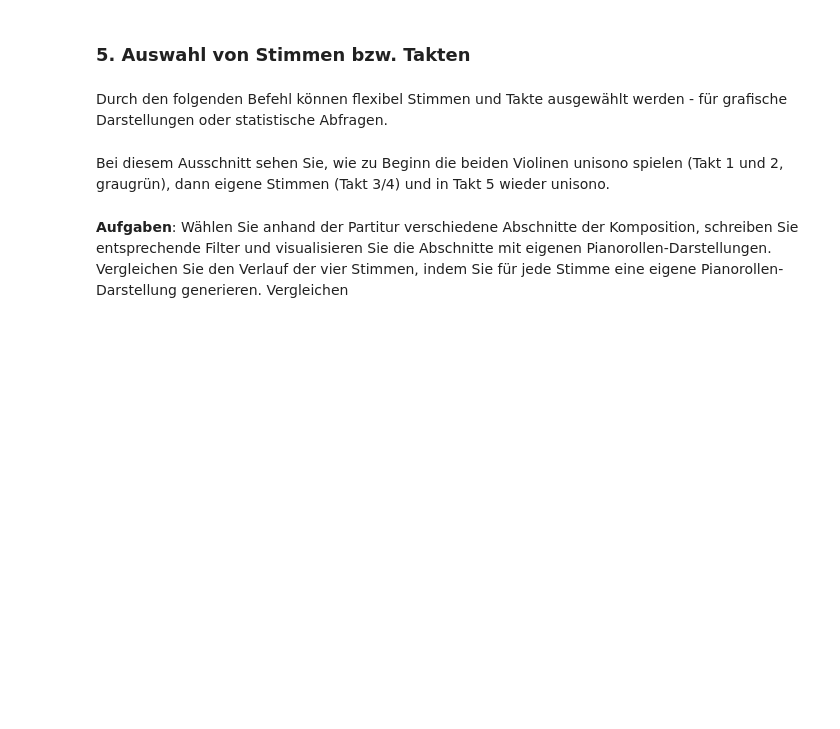
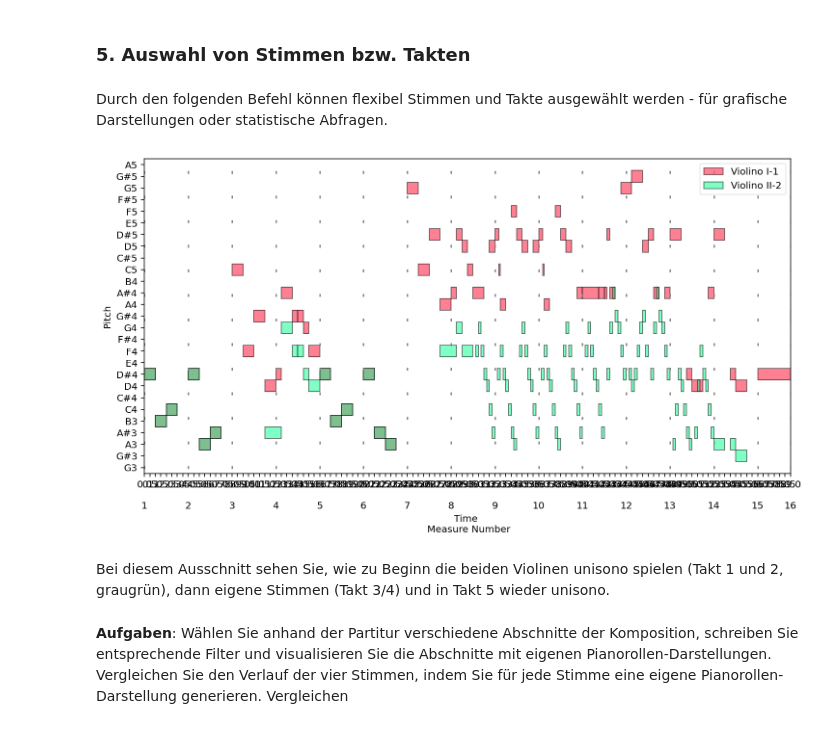
Before and after one commit to Christon-Ragavan/CAMAT, a Jupyter notebook: music_xml_parser/ipynb/15_CAMAT_Basics_Part1_Introduction_neu.ipynb, the cells around one changed output. Saved outputs shown, nothing was run; the diff lists cells and outputs as text; code cells hidden in the pictures; blank space fills up the shorter version.

```diff
--- a/music_xml_parser/ipynb/15_CAMAT_Basics_Part1_Introduction_neu.ipynb
+++ b/music_xml_parser/ipynb/15_CAMAT_Basics_Part1_Introduction_neu.ipynb
@@ -190,22 +166,24 @@ Durch den folgenden Befehl können flexibel Stimmen und Takte ausgewählt werden
 # %%
 # Zunächst wird ein Filter mit dem Namen 'filter_dict_t' definiert.
 # Dabei können bestimmte Stimmen ('PartID') und bestimmte Takte ('Measures') ausgewählt werden.
 # Im folgenden Beispiel werden die ersten beiden Stimmen und die ersten 5 Takte ausgewählt:
 
-filter_dict_t = {'Measure':'1-5', 'PartID':'1-2'}
+filter_dict_t = {'Measure':'1-16', 'PartID':'1-2'}
 
 # Anschließend wird dem Pianorollenbefehl (s. oben) der Filter als weiterer Parameter hinzugefügt:
 # filter_dict=filter_dict_t
 
 m_df_2 = mp.parse.with_xml_file(file=xml_file,
                                 plot_pianoroll=True,
                                 plot_inline_ipynb=True,
                                 filter_dict=filter_dict_t)
 
 # Sie können die Auswahl beliebig verändern!!
 # Sie können anderen Filtern andere Filternamen geben,
 # müssen dann aber den neuen Filter in die letzte Zeile einfügen:
 # filter_dict= [Name]
+# %% [output]
+[figure, added]
 # %% [markdown]
 Bei diesem Ausschnitt sehen Sie, wie zu Beginn die beiden Violinen unisono spielen (Takt 1 und 2, graugrün), dann eigene Stimmen (Takt 3/4) und in Takt 5 wieder unisono.
 # %% [markdown]
```
Also changed, not shown: parts of 2 cells of this notebook, 9 other files.
